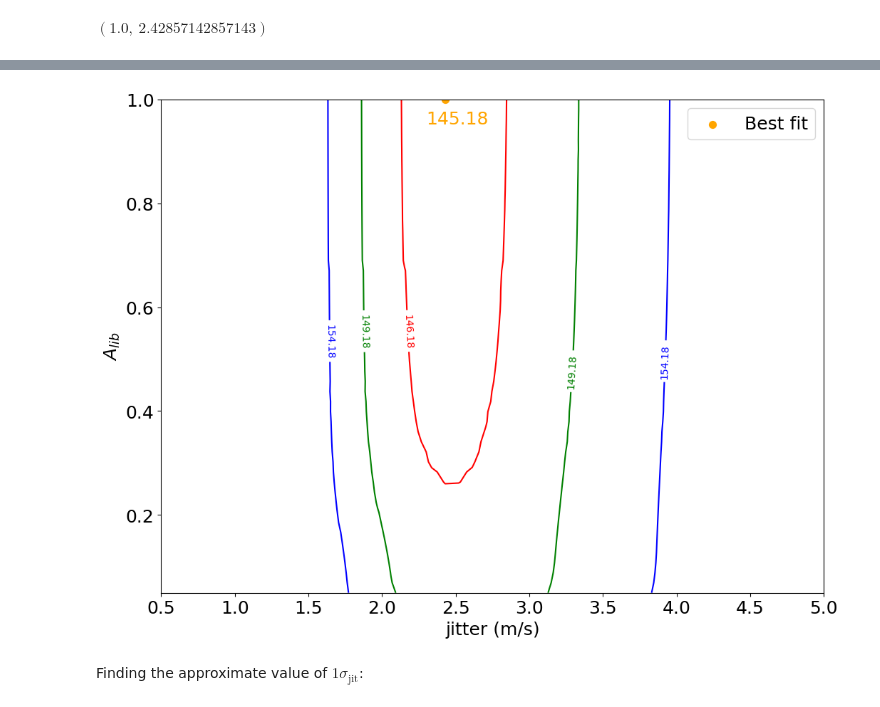
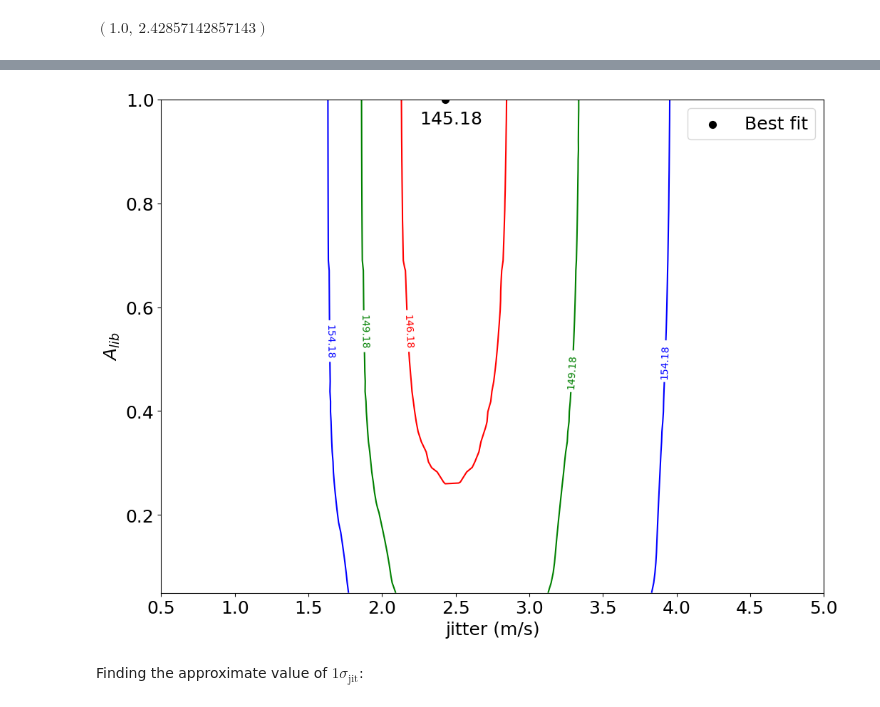
Before and after one commit to ia-chow/SURF2022, a Jupyter notebook: SURF/hd45364_jitter_sini.ipynb, the cells around one changed output, grey strips where cells are left out. Cells and saved outputs as stored; diff of their text form; code cells hidden in the pictures.

```diff
--- a/SURF/hd45364_jitter_sini.ipynb
+++ b/SURF/hd45364_jitter_sini.ipynb
@@ -606,17 +616,19 @@ $\displaystyle \left( 1.0, \  2.42857142857143\right)$
 # %%
 plt.figure(figsize = (12, 9))
 fig = plt.contour(jitters_grid, Alibs_grid, neg_log_likelihoods,
                   levels = [min_likelihood + 1, min_likelihood + 4, min_likelihood + 9],
                   label='negative log likelihoods', colors=['red', 'green', 'blue'])
-plt.scatter(jitters_grid[min_likelihood_index], Alibs_grid[min_likelihood_index], label = 'Best fit', color='orange', s=50)
-plt.annotate(f'{np.round(min_likelihood, 3)}', xy=(jitters_grid[min_likelihood_index], Alibs_grid[min_likelihood_index]),
-             xycoords='data', textcoords='axes fraction', xytext=(0.4, 0.95), color='orange')
+plt.scatter(jitters_grid[min_likelihood_index], Alibs_grid[min_likelihood_index], label = 'Best fit', color='k', s=50)
+plt.annotate(fr'${np.round(min_likelihood, 3)}$', xy=(jitters_grid[min_likelihood_index], Alibs_grid[min_likelihood_index]),
+             xycoords='data', textcoords='axes fraction', xytext=(0.39, 0.95), color='k')
+# plt.annotate(fr'$ \log L \approx {np.round(min_likelihood, 3)}$', xy=(jitters_grid[min_likelihood_index], Alibs_grid[min_likelihood_index]),
+#              xycoords='data', textcoords='axes fraction', xytext=(0.35, 0.95), color='k')
 plt.xlabel('jitter (m/s)'), plt.ylabel(r'$A_{lib}$')
 plt.clabel(fig, inline=True, fontsize=10)
 plt.legend(loc='upper right')
 plt.savefig('Alib_jitter_sini_contour.png')#, fmt='png')
 # %% [output]
-[figure, old version]
+[figure, new version]
 # %% [markdown]
 Finding the approximate value of $1\sigma_\text{jit}$:
 # %%
```
Also changed, not shown: parts of 5 cells of this notebook, 2 other files.
